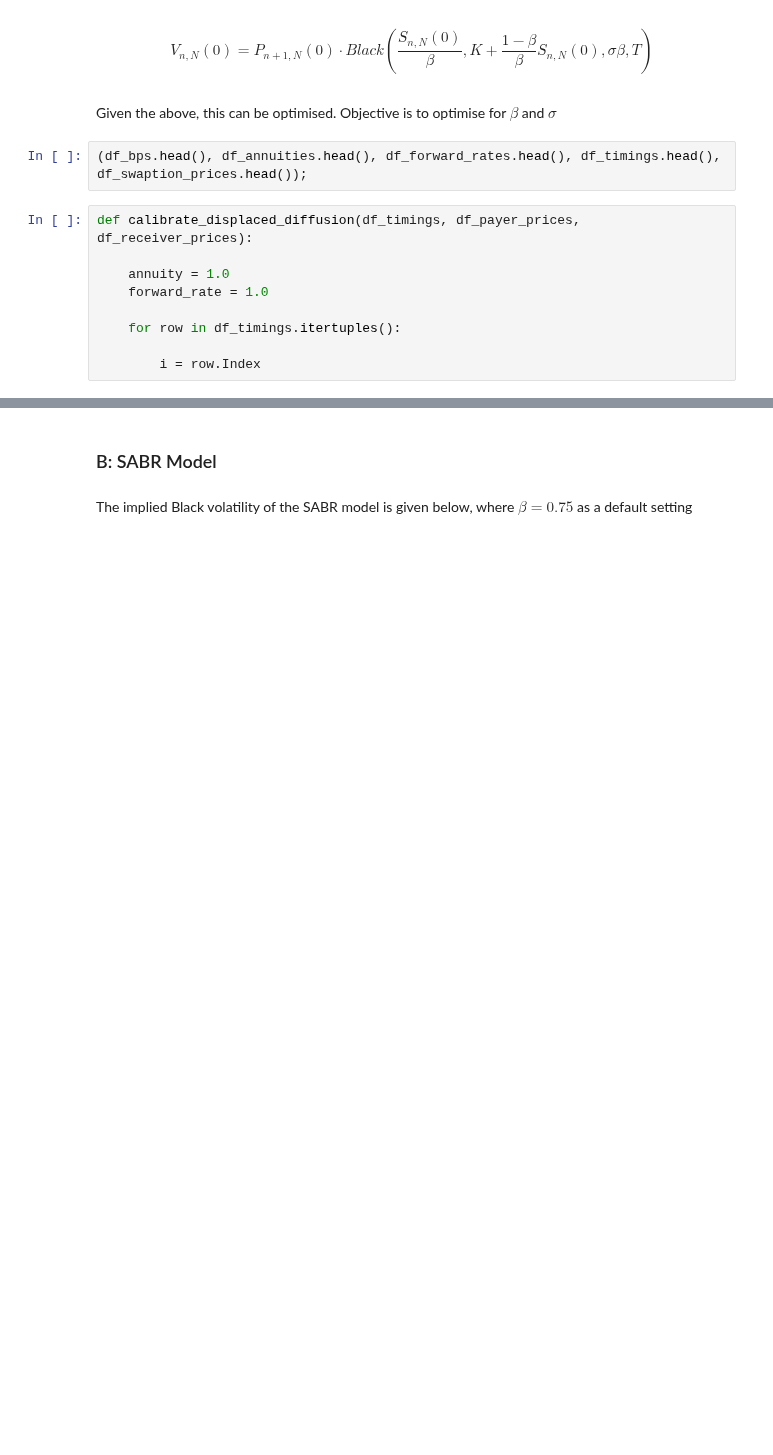
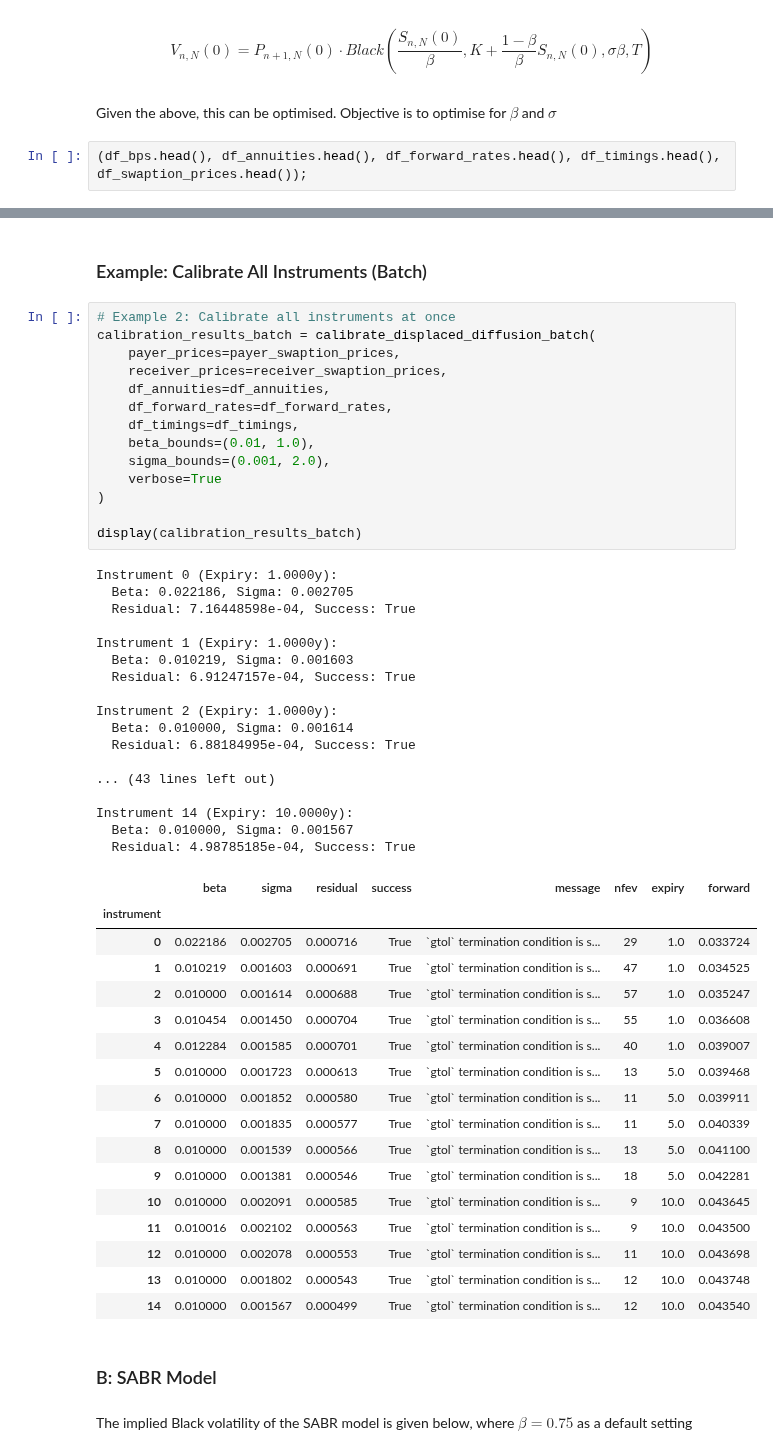
Before and after one commit to Gregtwl/QF605_Assignment, a Jupyter notebook: Answer_Deck_Part2 copy 2.ipynb, the cells around one changed output, grey strips where cells are left out. Drawn from its saved outputs; the diff is of its cells as text; blank space fills up the shorter version.

Commit message:
Completed for part 2 calibration. Pending output of vols, which should be minimal work

```diff
--- a/Answer_Deck_Part2.ipynb
+++ b/Answer_Deck_Part2 copy 2.ipynb
@@ -288,12 +291,3 @@ $$
 Given the above, this can be optimised. Objective is to optimise for $\beta$ and $\sigma$
 # %%
 (df_bps.head(), df_annuities.head(), df_forward_rates.head(), df_timings.head(), df_swaption_prices.head());
-# %%
-def calibrate_displaced_diffusion(df_timings, df_payer_prices, df_receiver_prices):
-
-    annuity = 1.0
-    forward_rate = 1.0
-
-    for row in df_timings.itertuples():
-
-        i = row.Index
@@ -525,3 +625,54 @@ DISPLACED DIFFUSION PARAMETERS - SUMMARY TABLE
+# %% [markdown]
+### Example: Calibrate All Instruments (Batch)
+# %%
+# Example 2: Calibrate all instruments at once
+calibration_results_batch = calibrate_displaced_diffusion_batch(
+    payer_prices=payer_swaption_prices,
+    receiver_prices=receiver_swaption_prices,
+    df_annuities=df_annuities,
+    df_forward_rates=df_forward_rates,
+    df_timings=df_timings,
+    beta_bounds=(0.01, 1.0),
+    sigma_bounds=(0.001, 2.0),
+    verbose=True
+)
+
+display(calibration_results_batch)
+# %% [output]
+Instrument 0 (Expiry: 1.0000y):
+  Beta: 0.022186, Sigma: 0.002705
+  Residual: 7.16448598e-04, Success: True
+
+Instrument 1 (Expiry: 1.0000y):
+  Beta: 0.010219, Sigma: 0.001603
+  Residual: 6.91247157e-04, Success: True
+
+Instrument 2 (Expiry: 1.0000y):
+  Beta: 0.010000, Sigma: 0.001614
+  Residual: 6.88184995e-04, Success: True
+
+... (43 lines left out)
+
+Instrument 14 (Expiry: 10.0000y):
+  Beta: 0.010000, Sigma: 0.001567
+  Residual: 4.98785185e-04, Success: True
+|  | beta | sigma | residual | success | message | nfev | expiry | forward |
+| instrument |  |  |  |  |  |  |  |  |
+| 0 | 0.022186 | 0.002705 | 0.000716 | True | `gtol` termination condition is s... | 29 | 1.0 | 0.033724 |
+| 1 | 0.010219 | 0.001603 | 0.000691 | True | `gtol` termination condition is s... | 47 | 1.0 | 0.034525 |
+| 2 | 0.010000 | 0.001614 | 0.000688 | True | `gtol` termination condition is s... | 57 | 1.0 | 0.035247 |
+| 3 | 0.010454 | 0.001450 | 0.000704 | True | `gtol` termination condition is s... | 55 | 1.0 | 0.036608 |
+| 4 | 0.012284 | 0.001585 | 0.000701 | True | `gtol` termination condition is s... | 40 | 1.0 | 0.039007 |
+| 5 | 0.010000 | 0.001723 | 0.000613 | True | `gtol` termination condition is s... | 13 | 5.0 | 0.039468 |
+| 6 | 0.010000 | 0.001852 | 0.000580 | True | `gtol` termination condition is s... | 11 | 5.0 | 0.039911 |
+| 7 | 0.010000 | 0.001835 | 0.000577 | True | `gtol` termination condition is s... | 11 | 5.0 | 0.040339 |
+| 8 | 0.010000 | 0.001539 | 0.000566 | True | `gtol` termination condition is s... | 13 | 5.0 | 0.041100 |
+| 9 | 0.010000 | 0.001381 | 0.000546 | True | `gtol` termination condition is s... | 18 | 5.0 | 0.042281 |
+| 10 | 0.010000 | 0.002091 | 0.000585 | True | `gtol` termination condition is s... | 9 | 10.0 | 0.043645 |
+| 11 | 0.010016 | 0.002102 | 0.000563 | True | `gtol` termination condition is s... | 9 | 10.0 | 0.043500 |
+| 12 | 0.010000 | 0.002078 | 0.000553 | True | `gtol` termination condition is s... | 11 | 10.0 | 0.043698 |
+| 13 | 0.010000 | 0.001802 | 0.000543 | True | `gtol` termination condition is s... | 12 | 10.0 | 0.043748 |
+| 14 | 0.010000 | 0.001567 | 0.000499 | True | `gtol` termination condition is s... | 12 | 10.0 | 0.043540 |
 # %% [markdown]
 ### B: SABR Model
 # %% [markdown]
```
Also changed, not shown: parts of 19 cells of this notebook.
